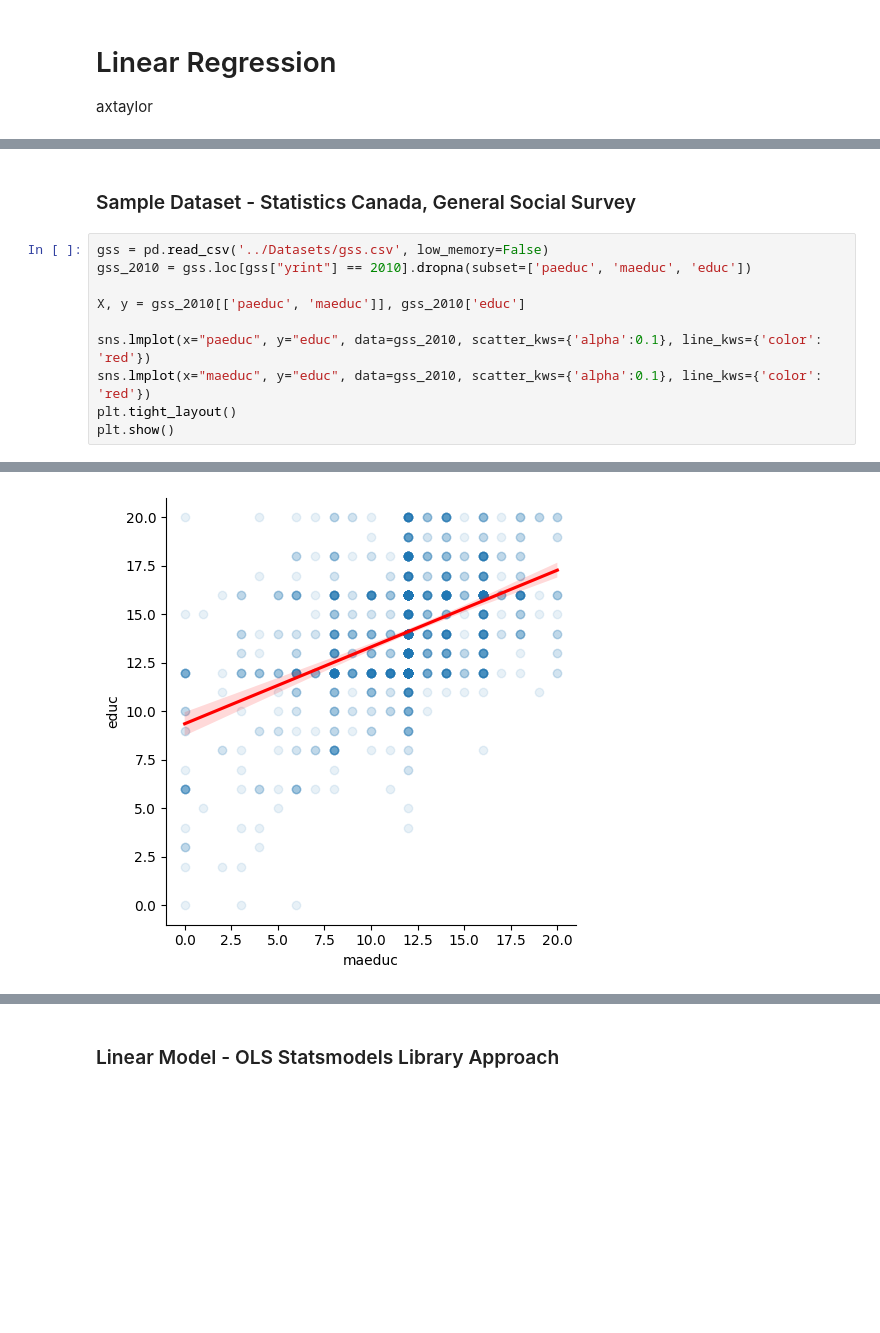
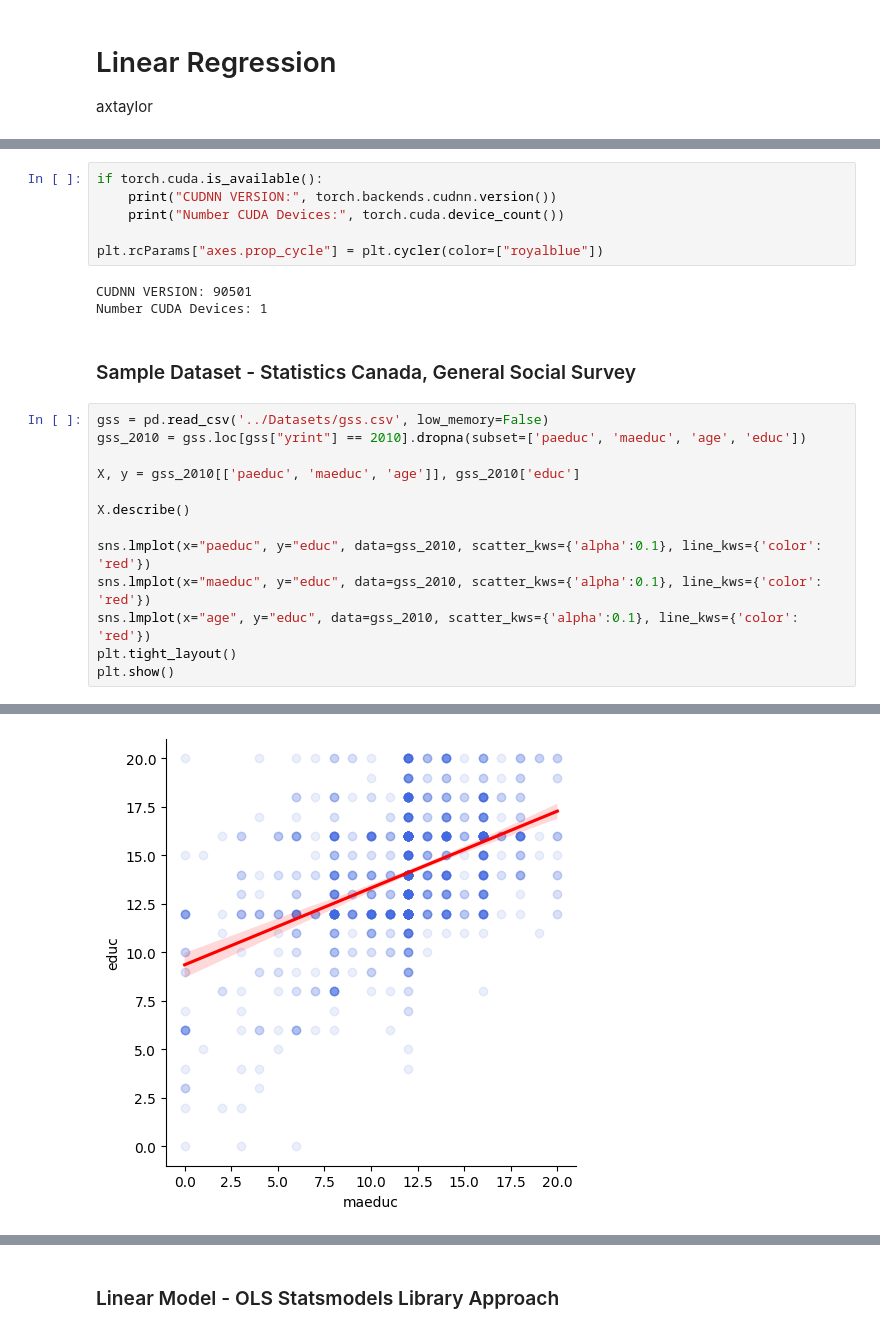
Before and after one commit to axtaylor/ml-concepts, a Jupyter notebook: Linear Regression/linear_regression.ipynb, the cells around one changed output, grey strips where cells are left out. Cells and saved outputs as stored; diff of their text form; blank space fills up the shorter version.

```diff
--- a/Linear Regression/linear_regression.ipynb
+++ b/Linear Regression/linear_regression.ipynb
@@ -10,16 +11,28 @@ import matplotlib.pyplot as plt
 import seaborn as sns
 import scipy.stats as stats
 from scipy.stats import t as t_dist
+# %%
+if torch.cuda.is_available():
+    print("CUDNN VERSION:", torch.backends.cudnn.version())
+    print("Number CUDA Devices:", torch.cuda.device_count())
+
+plt.rcParams["axes.prop_cycle"] = plt.cycler(color=["royalblue"])
+# %% [output]
+CUDNN VERSION: 90501
+Number CUDA Devices: 1
 # %% [markdown]
 ### Sample Dataset - Statistics Canada, General Social Survey
 # %%
 gss = pd.read_csv('../Datasets/gss.csv', low_memory=False)
-gss_2010 = gss.loc[gss["yrint"] == 2010].dropna(subset=['paeduc', 'maeduc', 'educ'])
+gss_2010 = gss.loc[gss["yrint"] == 2010].dropna(subset=['paeduc', 'maeduc', 'age', 'educ'])
 
-X, y = gss_2010[['paeduc', 'maeduc']], gss_2010['educ']
+X, y = gss_2010[['paeduc', 'maeduc', 'age']], gss_2010['educ']
+
+X.describe()
 
 sns.lmplot(x="paeduc", y="educ", data=gss_2010, scatter_kws={'alpha':0.1}, line_kws={'color': 'red'})
 sns.lmplot(x="maeduc", y="educ", data=gss_2010, scatter_kws={'alpha':0.1}, line_kws={'color': 'red'})
+sns.lmplot(x="age", y="educ", data=gss_2010, scatter_kws={'alpha':0.1}, line_kws={'color': 'red'})
 plt.tight_layout()
 plt.show()
 # %% [output]
@@ -27 +40 @@ plt.show()
-[figure, old version]
+[figure, new version]
```
Also changed, not shown: parts of 22 cells of this notebook.
